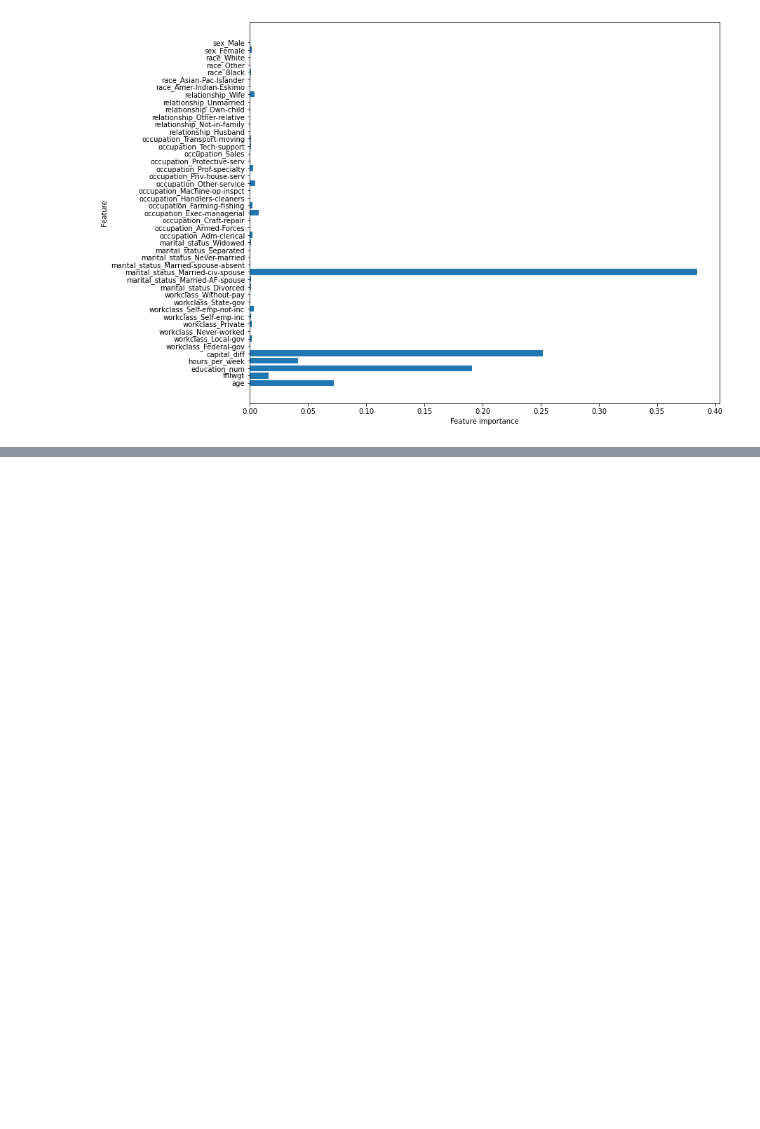
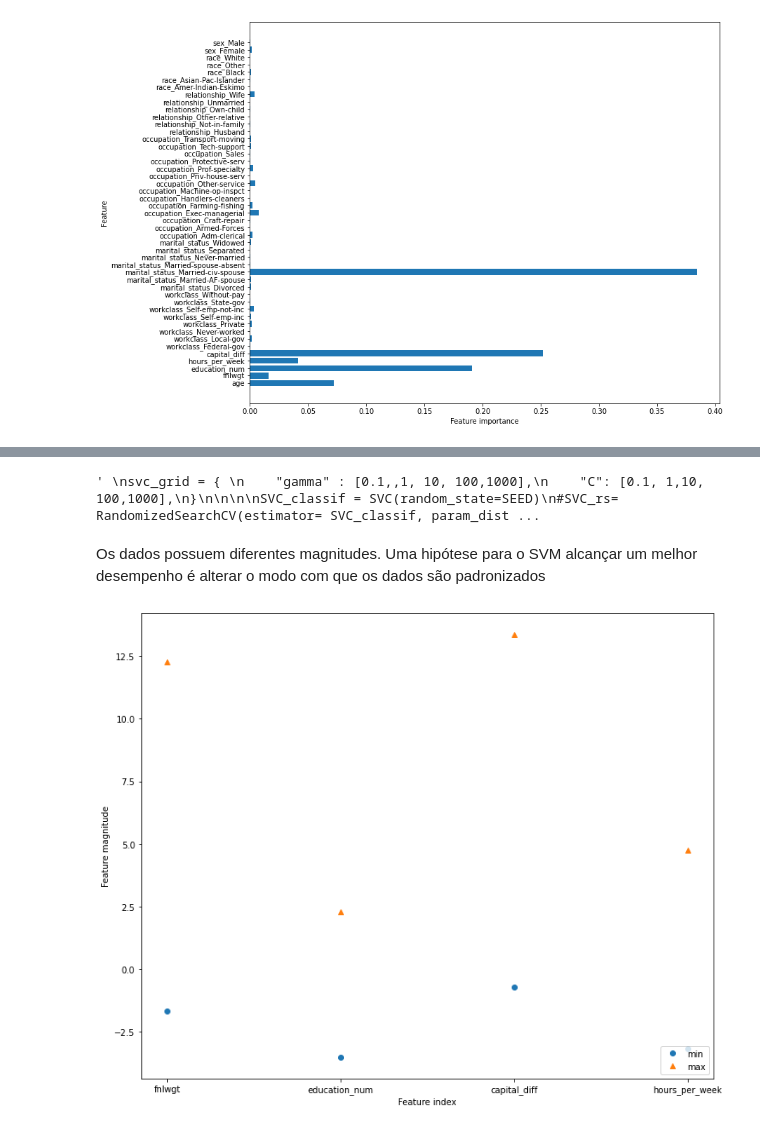
Before and after one commit to SalisEduardo/PMR3508, a Jupyter notebook: Adults Dataset/resolução.ipynb, the cells around one changed output, grey strips where cells are left out. Drawn from its saved outputs; the diff is of its cells as text; code cells hidden in the pictures; blank space fills up the shorter version.

```diff
--- a/Adults Dataset/resolução.ipynb
+++ b/Adults Dataset/resolução.ipynb
@@ -558,0 +555,33 @@ Text(0, 0.5, 'Feature')
+# %%
+"""
+svc_grid = {
+    "gamma" : [0.1,,1, 10, 100,1000],
+    "C": [0.1, 1,10, 100,1000],
+}
+
+
+
+SVC_classif = SVC(random_state=SEED)
+#SVC_rs= RandomizedSearchCV(estimator= SVC_classif, param_distributions = svc_grid, n_iter=10,
+#            cv=5, scoring = "accuracy"  ,n_jobs=-1)
+
+SVC_gs = GridSearchCV(estimator= SVC_classif, param_grid = svc_grid, cv=5, scoring = "accuracy"  ,n_jobs=-1)
+
+SVC_gs.fit(X_train.values,y_train.values.reshape(-1,))
+"""
+# %% [output]
+' \nsvc_grid = { \n    "gamma" : [0.1,,1, 10, 100,1000],\n    "C": [0.1, 1,10, 100,1000],\n}\n\n\n\nSVC_classif = SVC(random_state=SEED)\n#SVC_rs= RandomizedSearchCV(estimator= SVC_classif, param_dist ...
+# %% [markdown]
+Os dados possuem diferentes magnitudes. Uma hipótese para o SVM alcançar um melhor desempenho é alterar
+o modo com que os dados são padronizados
+# %%
+plt.figure(figsize=(12,10))
+plt.plot(df_train[['fnlwgt', 'education_num', 'capital_diff', 'hours_per_week']].min(axis=0), 'o', label="min")
+plt.plot(df_train[['fnlwgt', 'education_num', 'capital_diff', 'hours_per_week']].max(axis=0), '^', label="max")
+plt.legend(loc=4)
+plt.xlabel("Feature index")
+plt.ylabel("Feature magnitude")
+#plt.yscale("log")
+plt.show()
+# %% [output]
+[figure, added]
```
Also changed, not shown: parts of 41 cells of this notebook, 1 other file.
